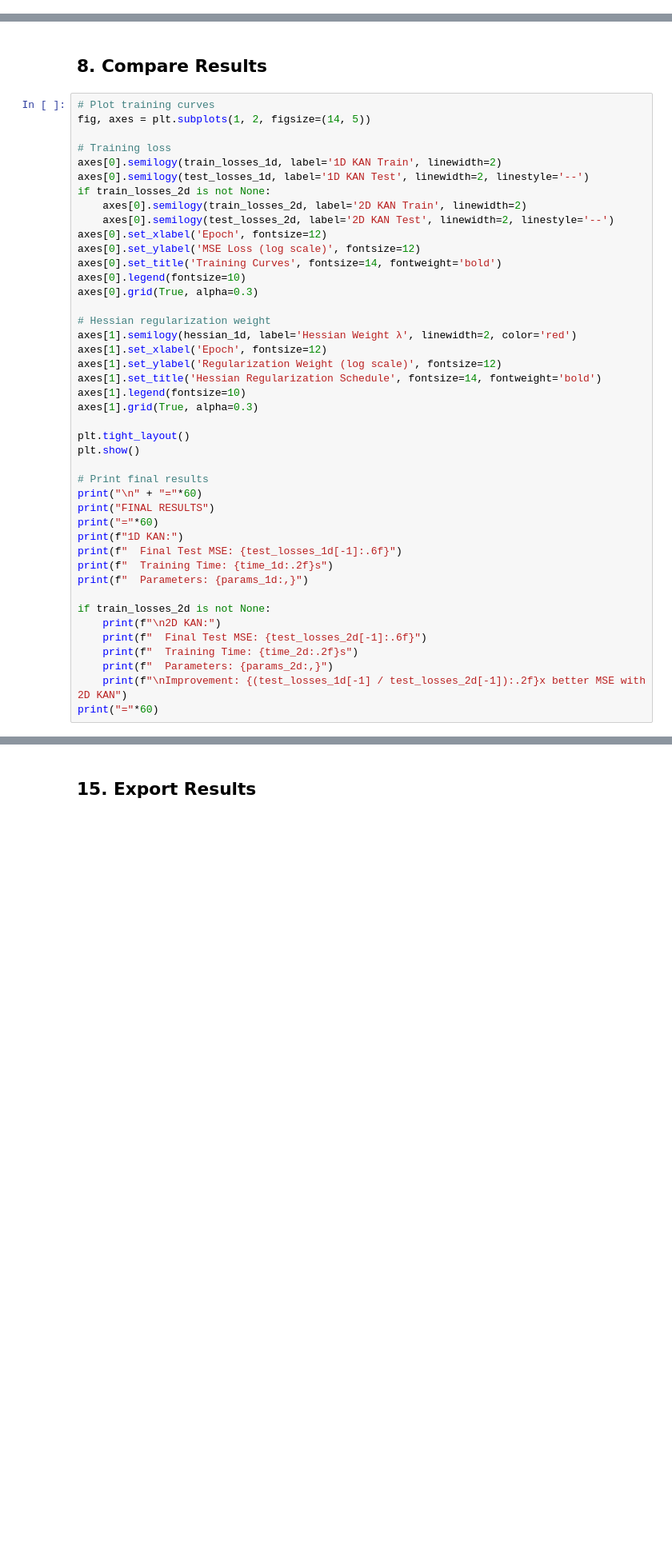
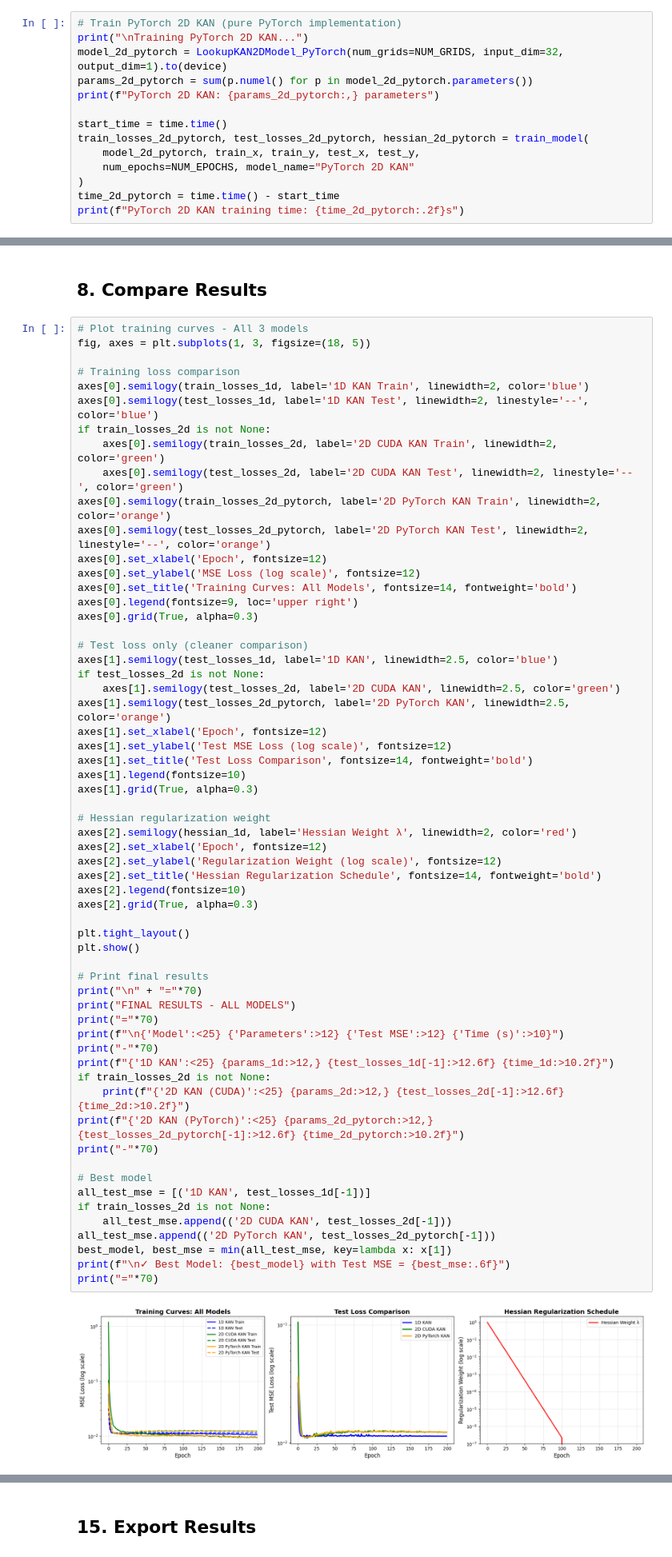
Before and after one commit to vlladyg/KAN_tryout, a Jupyter notebook: examples/example_1d_vs_2d_comparison.ipynb, the cells around one changed output, grey strips where cells are left out. Shown at 80% size. Drawn from its saved outputs; the diff is of its cells as text; blank space fills up the shorter version.

Commit message:
Added pytorch version of 2D KAN with lookup tables

```diff
--- a/examples/example_1d_vs_2d_comparison.ipynb
+++ b/examples/example_1d_vs_2d_comparison.ipynb
@@ -384,0 +690,14 @@ else:
+# %%
+# Train PyTorch 2D KAN (pure PyTorch implementation)
+print("\nTraining PyTorch 2D KAN...")
+model_2d_pytorch = LookupKAN2DModel_PyTorch(num_grids=NUM_GRIDS, input_dim=32, output_dim=1).to(device)
+params_2d_pytorch = sum(p.numel() for p in model_2d_pytorch.parameters())
+print(f"PyTorch 2D KAN: {params_2d_pytorch:,} parameters")
+
+start_time = time.time()
+train_losses_2d_pytorch, test_losses_2d_pytorch, hessian_2d_pytorch = train_model(
+    model_2d_pytorch, train_x, train_y, test_x, test_y,
+    num_epochs=NUM_EPOCHS, model_name="PyTorch 2D KAN"
+)
+time_2d_pytorch = time.time() - start_time
+print(f"PyTorch 2D KAN training time: {time_2d_pytorch:.2f}s")
@@ -385,45 +718,64 @@ else:
 # %% [markdown]
 ## 8. Compare Results
 # %%
-# Plot training curves
-fig, axes = plt.subplots(1, 2, figsize=(14, 5))
+# Plot training curves - All 3 models
+fig, axes = plt.subplots(1, 3, figsize=(18, 5))
 
-# Training loss
-axes[0].semilogy(train_losses_1d, label='1D KAN Train', linewidth=2)
-axes[0].semilogy(test_losses_1d, label='1D KAN Test', linewidth=2, linestyle='--')
+# Training loss comparison
+axes[0].semilogy(train_losses_1d, label='1D KAN Train', linewidth=2, color='blue')
+axes[0].semilogy(test_losses_1d, label='1D KAN Test', linewidth=2, linestyle='--', color='blue')
 if train_losses_2d is not None:
-    axes[0].semilogy(train_losses_2d, label='2D KAN Train', linewidth=2)
-    axes[0].semilogy(test_losses_2d, label='2D KAN Test', linewidth=2, linestyle='--')
+    axes[0].semilogy(train_losses_2d, label='2D CUDA KAN Train', linewidth=2, color='green')
+    axes[0].semilogy(test_losses_2d, label='2D CUDA KAN Test', linewidth=2, linestyle='--', color='green')
+axes[0].semilogy(train_losses_2d_pytorch, label='2D PyTorch KAN Train', linewidth=2, color='orange')
+axes[0].semilogy(test_losses_2d_pytorch, label='2D PyTorch KAN Test', linewidth=2, linestyle='--', color='orange')
 axes[0].set_xlabel('Epoch', fontsize=12)
 axes[0].set_ylabel('MSE Loss (log scale)', fontsize=12)
-axes[0].set_title('Training Curves', fontsize=14, fontweight='bold')
-axes[0].legend(fontsize=10)
+axes[0].set_title('Training Curves: All Models', fontsize=14, fontweight='bold')
+axes[0].legend(fontsize=9, loc='upper right')
 axes[0].grid(True, alpha=0.3)
 
-# Hessian regularization weight
-axes[1].semilogy(hessian_1d, label='Hessian Weight λ', linewidth=2, color='red')
+# Test loss only (cleaner comparison)
+axes[1].semilogy(test_losses_1d, label='1D KAN', linewidth=2.5, color='blue')
+if test_losses_2d is not None:
+    axes[1].semilogy(test_losses_2d, label='2D CUDA KAN', linewidth=2.5, color='green')
+axes[1].semilogy(test_losses_2d_pytorch, label='2D PyTorch KAN', linewidth=2.5, color='orange')
 axes[1].set_xlabel('Epoch', fontsize=12)
-axes[1].set_ylabel('Regularization Weight (log scale)', fontsize=12)
-axes[1].set_title('Hessian Regularization Schedule', fontsize=14, fontweight='bold')
+axes[1].set_ylabel('Test MSE Loss (log scale)', fontsize=12)
+axes[1].set_title('Test Loss Comparison', fontsize=14, fontweight='bold')
 axes[1].legend(fontsize=10)
 axes[1].grid(True, alpha=0.3)
+
+# Hessian regularization weight
+axes[2].semilogy(hessian_1d, label='Hessian Weight λ', linewidth=2, color='red')
+axes[2].set_xlabel('Epoch', fontsize=12)
+axes[2].set_ylabel('Regularization Weight (log scale)', fontsize=12)
+axes[2].set_title('Hessian Regularization Schedule', fontsize=14, fontweight='bold')
+axes[2].legend(fontsize=10)
+axes[2].grid(True, alpha=0.3)
 
 plt.tight_layout()
 plt.show()
 
 # Print final results
-print("\n" + "="*60)
-print("FINAL RESULTS")
-print("="*60)
-print(f"1D KAN:")
-print(f"  Final Test MSE: {test_losses_1d[-1]:.6f}")
-print(f"  Training Time: {time_1d:.2f}s")
-print(f"  Parameters: {params_1d:,}")
+print("\n" + "="*70)
+print("FINAL RESULTS - ALL MODELS")
+print("="*70)
+print(f"\n{'Model':<25} {'Parameters':>12} {'Test MSE':>12} {'Time (s)':>10}")
+print("-"*70)
+print(f"{'1D KAN':<25} {params_1d:>12,} {test_losses_1d[-1]:>12.6f} {time_1d:>10.2f}")
+if train_losses_2d is not None:
+    print(f"{'2D KAN (CUDA)':<25} {params_2d:>12,} {test_losses_2d[-1]:>12.6f} {time_2d:>10.2f}")
+print(f"{'2D KAN (PyTorch)':<25} {params_2d_pytorch:>12,} {test_losses_2d_pytorch[-1]:>12.6f} {time_2d_pytorch:>10.2f}")
+print("-"*70)
 
+# Best model
+all_test_mse = [('1D KAN', test_losses_1d[-1])]
 if train_losses_2d is not None:
-    print(f"\n2D KAN:")
-    print(f"  Final Test MSE: {test_losses_2d[-1]:.6f}")
-    print(f"  Training Time: {time_2d:.2f}s")
-    print(f"  Parameters: {params_2d:,}")
-    print(f"\nImprovement: {(test_losses_1d[-1] / test_losses_2d[-1]):.2f}x better MSE with 2D KAN")
-print("="*60)
+    all_test_mse.append(('2D CUDA KAN', test_losses_2d[-1]))
+all_test_mse.append(('2D PyTorch KAN', test_losses_2d_pytorch[-1]))
+best_model, best_mse = min(all_test_mse, key=lambda x: x[1])
+print(f"\n✓ Best Model: {best_model} with Test MSE = {best_mse:.6f}")
+print("="*70)
+# %% [output]
+[figure, added]
```
Also changed, not shown: parts of 22 cells of this notebook, 1 other file.
